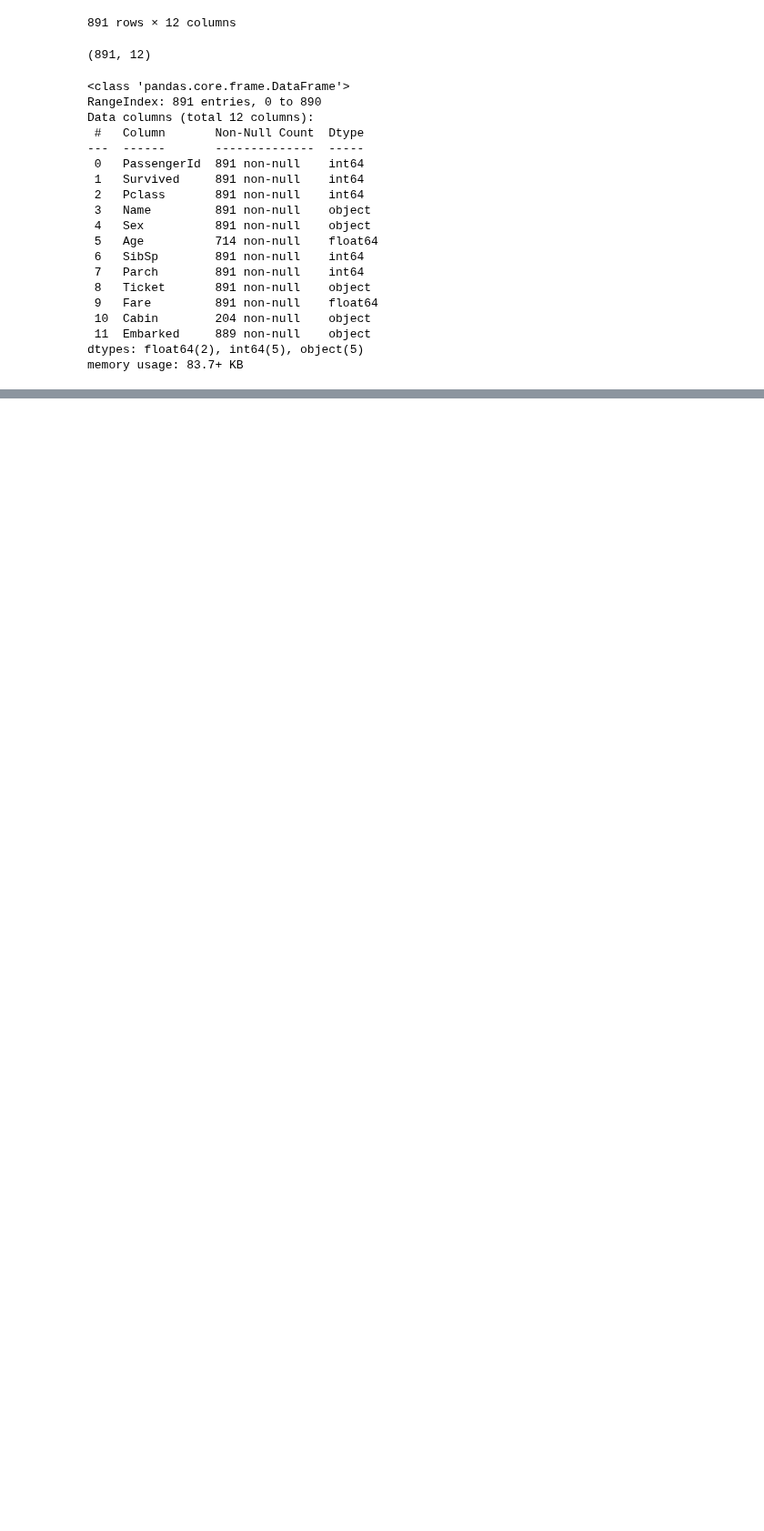
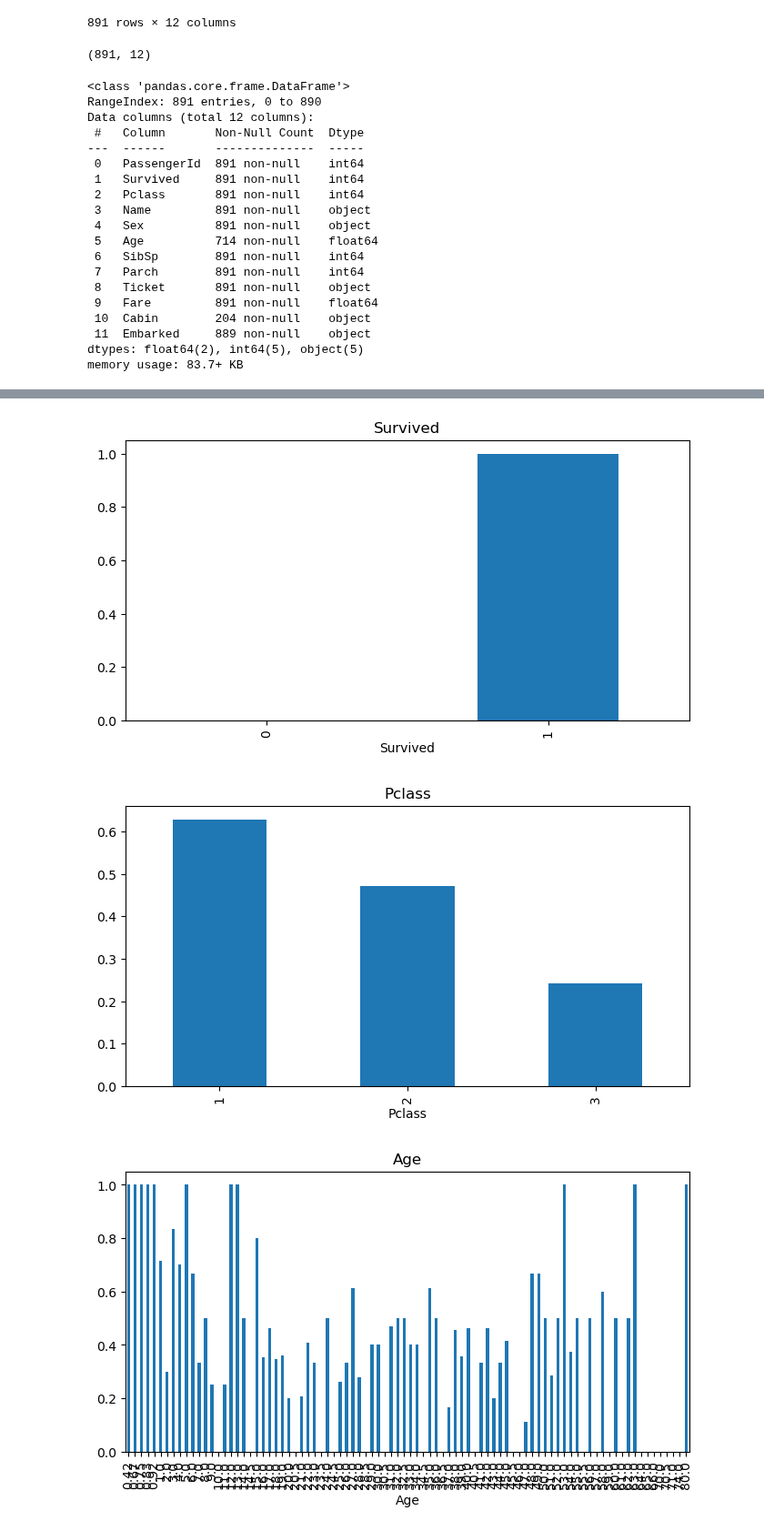
Before and after one commit to thasvithu/iNeuron-Full-Stack-Data-Science, a Jupyter notebook: 04 Data Analytics/EDA/01 Titanic_EDA_Practice/Untitled.ipynb, the cells around one changed output, grey strips where cells are left out. Shown at 91% size. Cells and saved outputs as stored; diff of their text form; code cells hidden in the pictures; blank space fills up the shorter version.

```diff
--- a/04 Data Analytics/EDA/01 Titanic_EDA_Practice/Untitled.ipynb
+++ b/04 Data Analytics/EDA/01 Titanic_EDA_Practice/Untitled.ipynb
@@ -52,0 +166,11 @@ memory usage: 83.7+ KB
+# %%
+# lets analysis the relationship between numerical features with target variable
+for feature in numerical_features:
+    plt.figure(figsize = (8, 4))
+    dataset.groupby(feature)['Survived'].mean().plot.bar()
+    plt.title(feature)
+    plt.show()
+# %% [output]
+[figure, added]
+[figure, added]
+[figure, added]
```
Also changed, not shown: parts of 30 cells of this notebook.
